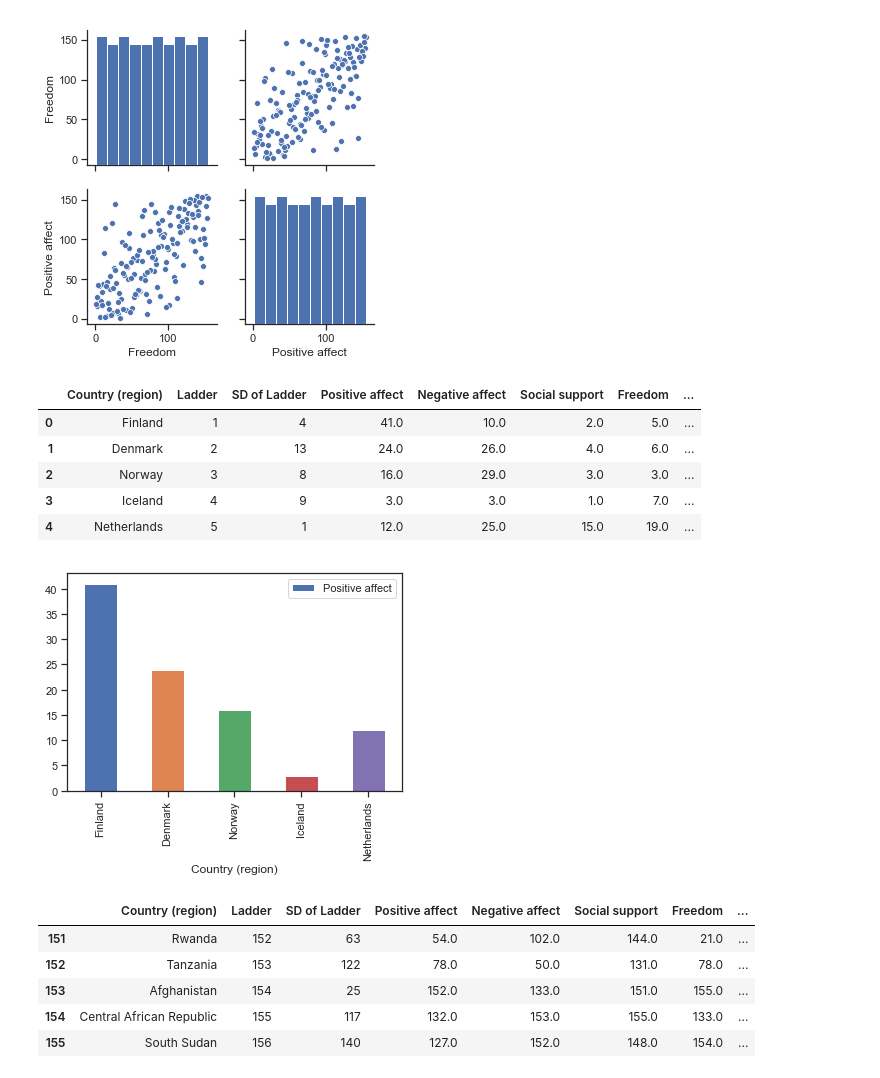
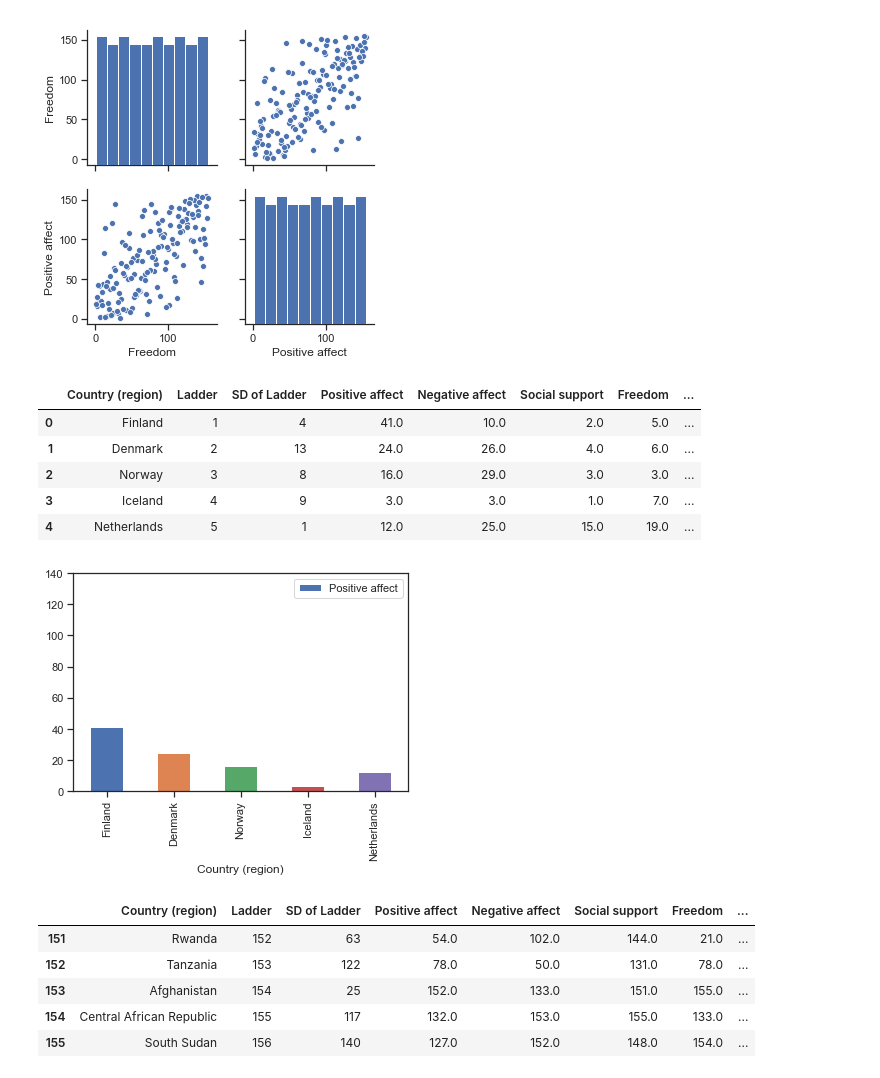
Before and after one commit to irenebratsis/Thinkful, a Jupyter notebook: WorldHappiness.ipynb, the cells around one changed output. Drawn from its saved outputs; the diff is of its cells as text; code cells hidden in the pictures.

```diff
--- a/WorldHappiness.ipynb
+++ b/WorldHappiness.ipynb
@@ -286,15 +286,17 @@ sns.pairplot(df[[ 'Freedom', 'Positive affect']])
 [figure]
 # %%
 df[:5].plot(kind='bar',x='Country (region)',y='Positive affect')
+plt.ylim((0,140))
+
 df[:5]
 # %% [output]
 |  | Country (region) | Ladder | SD of Ladder | Positive affect | Negative affect | Social support | Freedom | ... |
 | 0 | Finland | 1 | 4 | 41.0 | 10.0 | 2.0 | 5.0 | ... |
 | 1 | Denmark | 2 | 13 | 24.0 | 26.0 | 4.0 | 6.0 | ... |
 | 2 | Norway | 3 | 8 | 16.0 | 29.0 | 3.0 | 3.0 | ... |
 | 3 | Iceland | 4 | 9 | 3.0 | 3.0 | 1.0 | 7.0 | ... |
 | 4 | Netherlands | 5 | 1 | 12.0 | 25.0 | 15.0 | 19.0 | ... |
-[figure, old version]
+[figure, new version]
 # %%
 df[151:].plot(kind='bar',x='Country (region)',y='Positive affect')
 df[151:]
```
Also changed, not shown: parts of 5 cells of this notebook.
